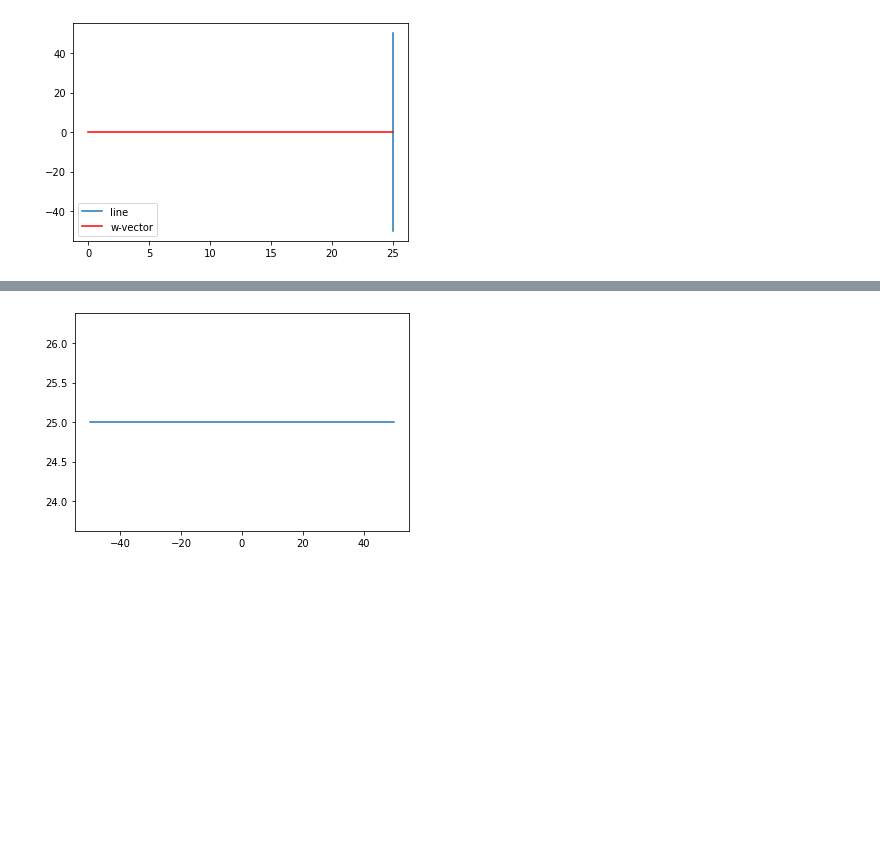
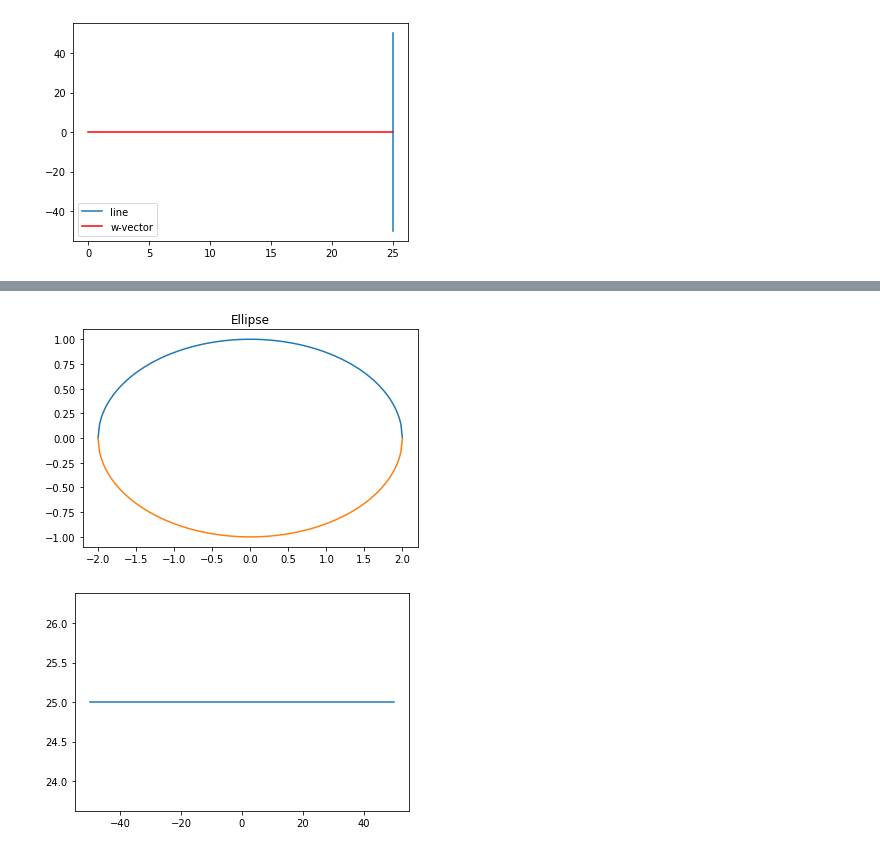
Before and after one commit to chhanganivarun/cvit-workshop, a Jupyter notebook: classes/day1/day1.ipynb, the cells around one changed output, grey strips where cells are left out. Saved outputs shown, nothing was run; the diff lists cells and outputs as text; code cells hidden in the pictures; blank space fills up the shorter version.

```diff
--- a/classes/day1/day1.ipynb
+++ b/classes/day1/day1.ipynb
@@ -128,3 +157,17 @@ plt.legend(loc = "lower left")
+# %%
+%matplotlib inline
+from math import sqrt
+a = 2
+b = 1
+X = np.linspace(-2,2,200)
+Y = np.vectorize(sqrt)(np.abs(b**2*(1-(X/a)**2)))
+plt.figure()
+plt.plot(X,Y)
+plt.plot(X,-Y)
+plt.title('Ellipse')
+plt.show()
+# %% [output]
+[figure, added]
 # %%
 # Write your solution here
 def distance_from_origin(a, b, c):
```
Also changed, not shown: parts of 26 cells of this notebook, 1 other file.
